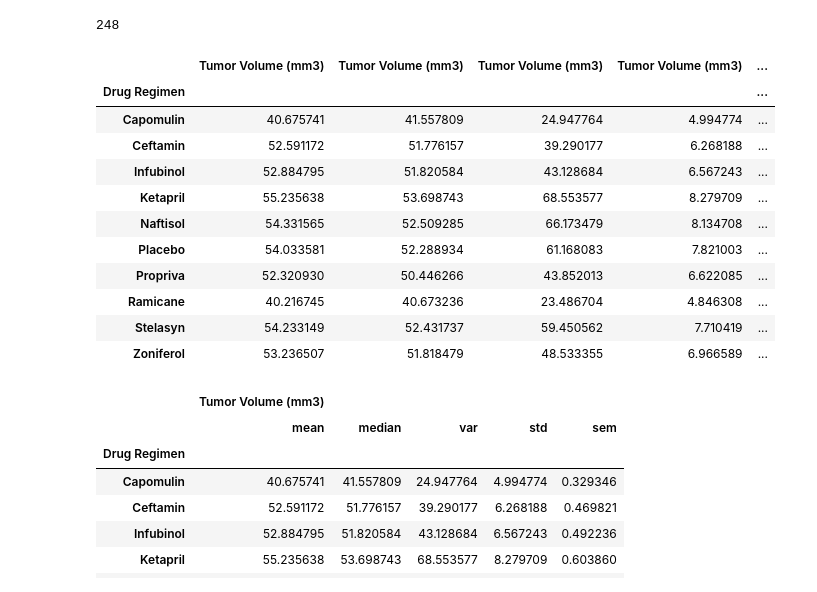
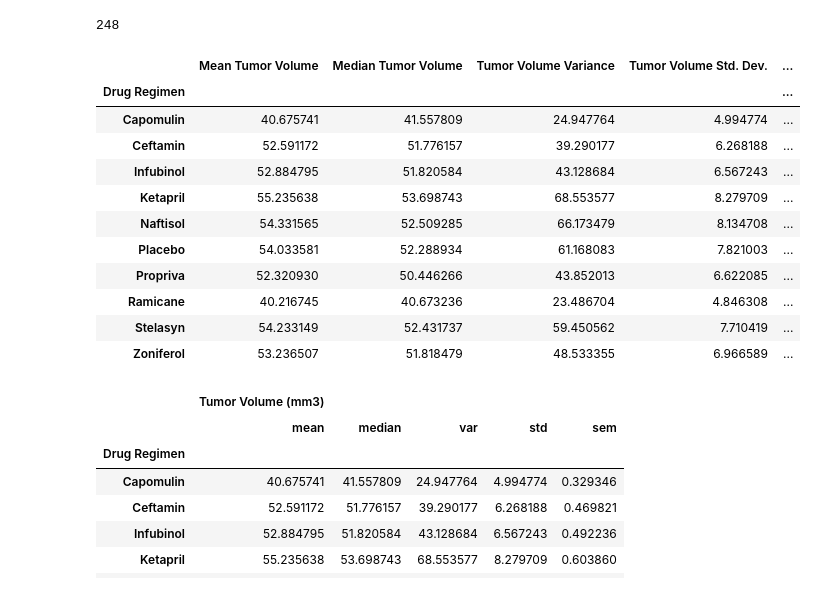
Before and after one commit to evpenguin/matplotlib-challenge, a Jupyter notebook: pymaceuticals_challenge.ipynb, the cells around one changed output. Saved outputs shown, nothing was run; the diff lists cells and outputs as text; code cells hidden in the pictures.

```diff
--- a/pymaceuticals_challenge.ipynb
+++ b/pymaceuticals_challenge.ipynb
@@ -63,17 +63,21 @@ mouse_study_cleaned['Mouse ID'].nunique()
 # %%
 #groupby drug type
 drug_group = mouse_study_cleaned.groupby(mouse_study_cleaned['Drug Regimen'])
 
+#calculate summary stats
 mean_tumor_volume = drug_group['Tumor Volume (mm3)'].mean()
 median_tumor_volume = drug_group['Tumor Volume (mm3)'].median()
 variance_tumor_volume = drug_group['Tumor Volume (mm3)'].var()
 std_tumor_volume = drug_group['Tumor Volume (mm3)'].std()
 sem_tumor_volume = drug_group['Tumor Volume (mm3)'].sem()
 
-summary_stats = pd.concat([mean_tumor_volume, median_tumor_volume, variance_tumor_volume, std_tumor_volume, sem_tumor_volume], axis=1)
+#merge summary stats into a DataFrame, renaming columns as we go
+summary_stats = pd.concat([mean_tumor_volume.rename('Mean Tumor Volume'), median_tumor_volume.rename('Median Tumor Volume'),
+                           variance_tumor_volume.rename('Tumor Volume Variance'), std_tumor_volume.rename('Tumor Volume Std. Dev.'),
+                           sem_tumor_volume.rename('Tumor Volume Std. Err.')], axis=1)
 summary_stats
 # %% [output]
-|  | Tumor Volume (mm3) | Tumor Volume (mm3) | Tumor Volume (mm3) | Tumor Volume (mm3) | ... |
+|  | Mean Tumor Volume | Median Tumor Volume | Tumor Volume Variance | Tumor Volume Std. Dev. | ... |
 | Drug Regimen |  |  |  |  | ... |
 | Capomulin | 40.675741 | 41.557809 | 24.947764 | 4.994774 | ... |
 | Ceftamin | 52.591172 | 51.776157 | 39.290177 | 6.268188 | ... |
```
Also changed, not shown: parts of 6 cells of this notebook.
